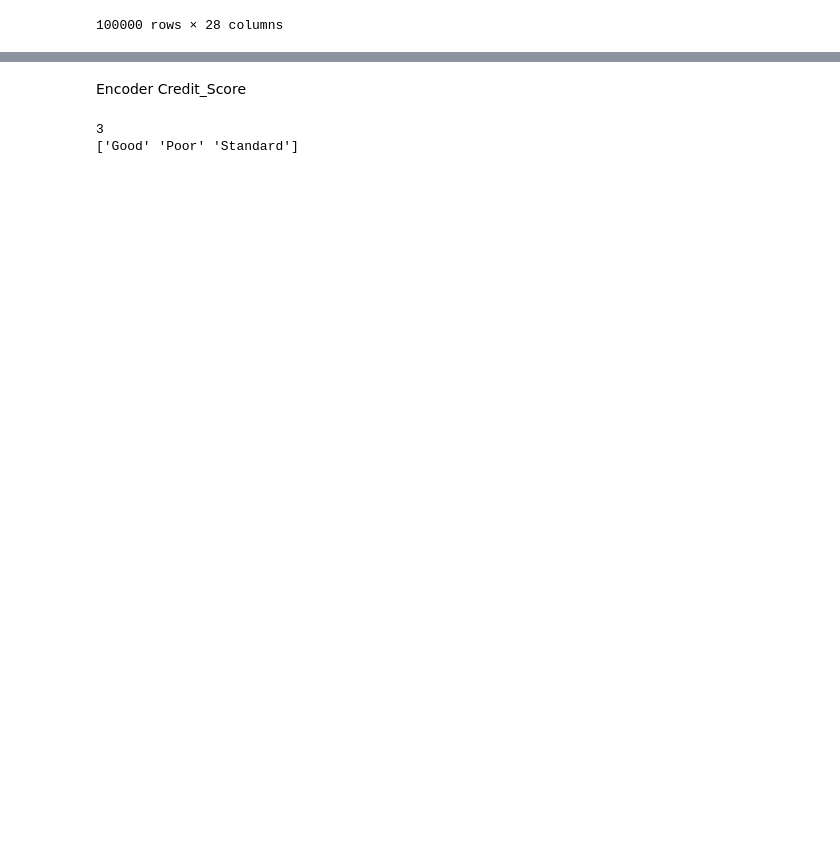
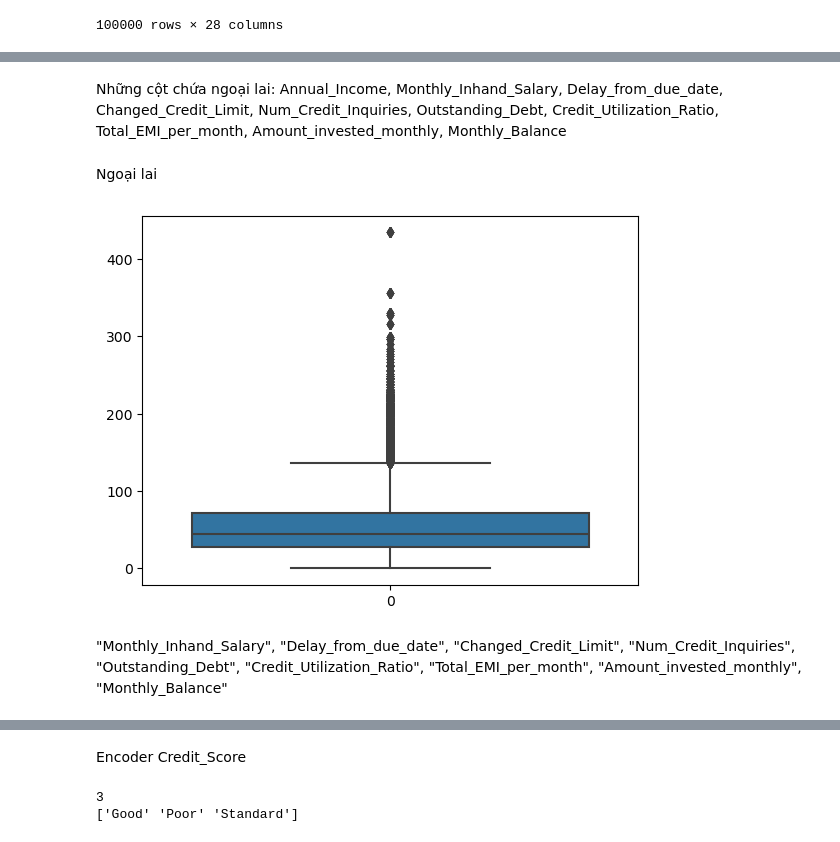
Before and after one commit to ThangQT2606/AI-ML-DL, a Jupyter notebook: banking.ipynb, the cells around one changed output, grey strips where cells are left out. Saved outputs shown, nothing was run; the diff lists cells and outputs as text; code cells hidden in the pictures; blank space fills up the shorter version.

```diff
--- a/banking.ipynb
+++ b/banking.ipynb
@@ -42,0 +82,17 @@ df
+# %% [markdown]
+Những cột chứa ngoại lai: Annual_Income, Monthly_Inhand_Salary, Delay_from_due_date,
+Changed_Credit_Limit, Num_Credit_Inquiries, Outstanding_Debt, Credit_Utilization_Ratio,
+Total_EMI_per_month, Amount_invested_monthly, Monthly_Balance
+# %% [markdown]
+Ngoại lai
+# %%
+import seaborn as sns
+fig, axs = plt.subplots()
+sns.boxplot(data=df["Amount_invested_monthly"])
+plt.show()
+# %% [output]
+[figure, added]
+# %% [markdown]
+"Monthly_Inhand_Salary", "Delay_from_due_date",
+"Changed_Credit_Limit", "Num_Credit_Inquiries", "Outstanding_Debt", "Credit_Utilization_Ratio",
+"Total_EMI_per_month", "Amount_invested_monthly", "Monthly_Balance"
```
Also changed, not shown: parts of 42 cells of this notebook, 1 other file.
